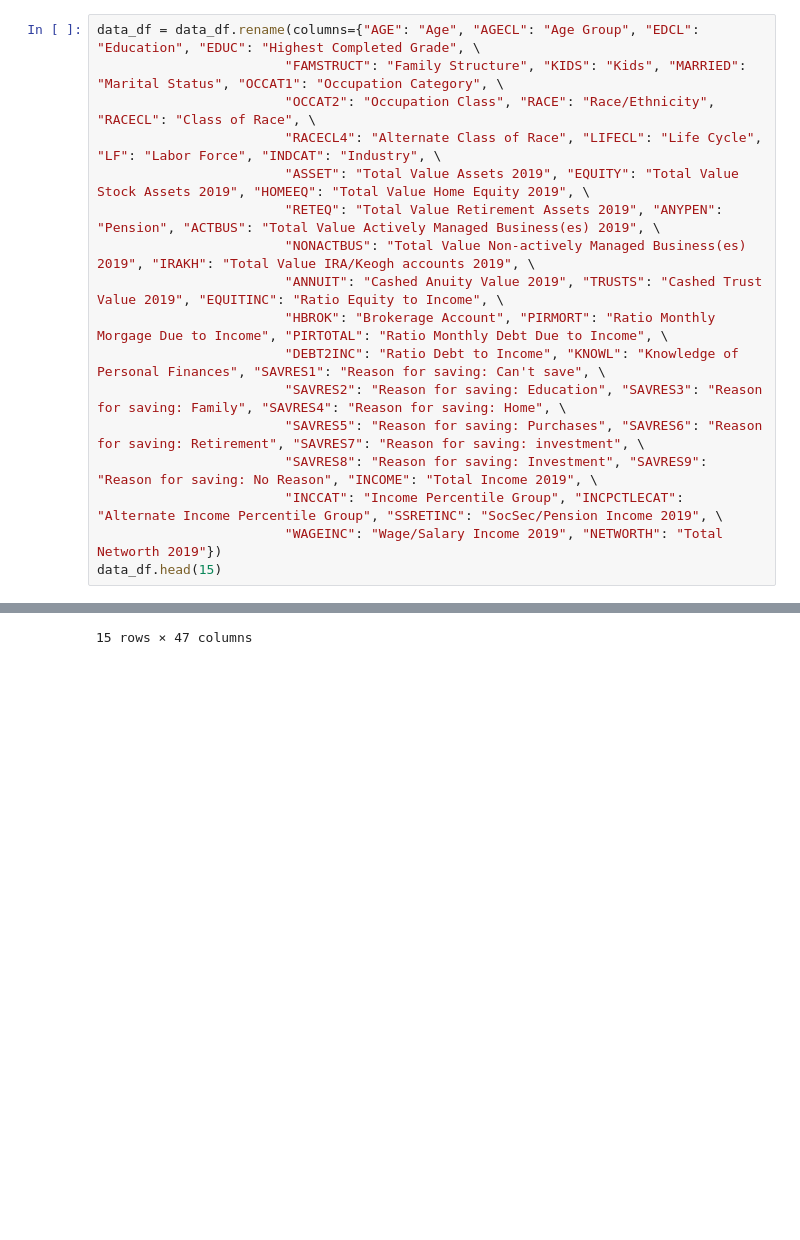
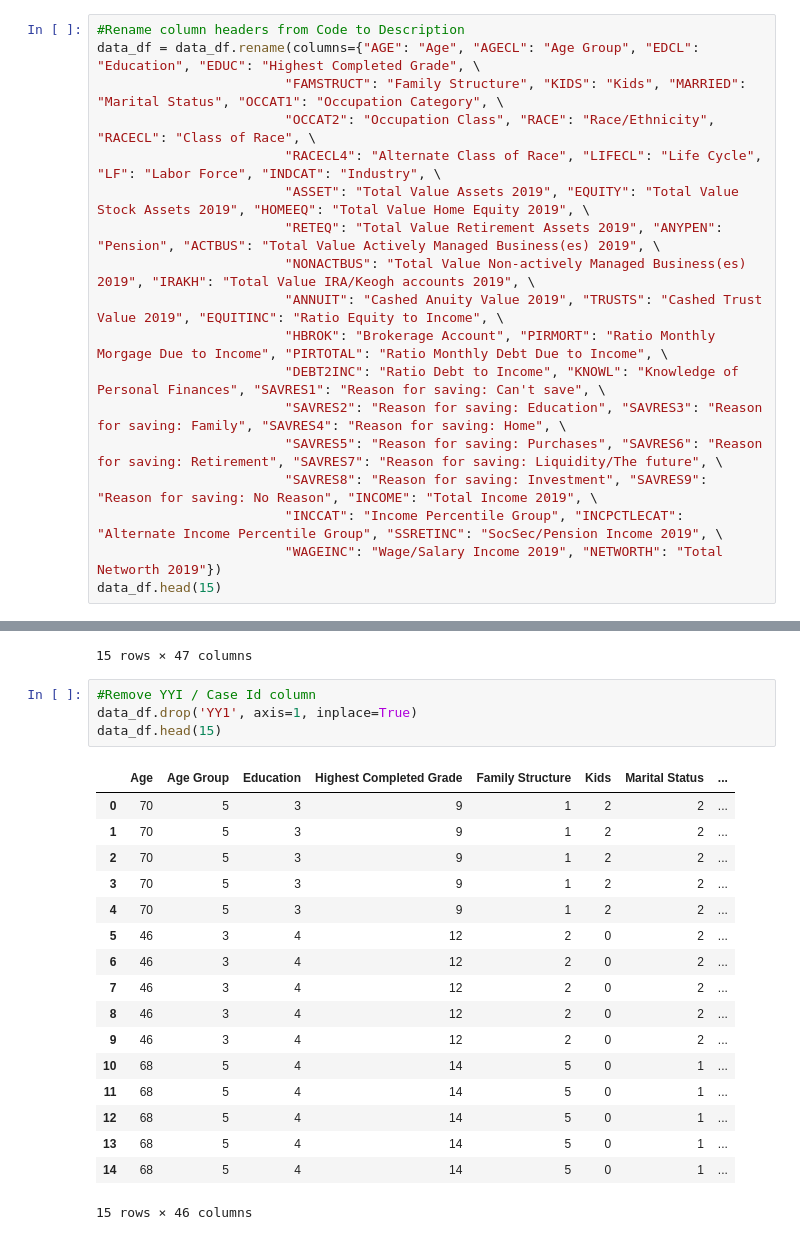
Before and after one commit to HanaDoubleU/project-1, a Jupyter notebook: Survey_Consumer_Finances_AD.ipynb, the cells around one changed output, grey strips where cells are left out. Drawn from its saved outputs; the diff is of its cells as text; blank space fills up the shorter version.

```diff
--- a/Survey_Consumer_Finances_AD.ipynb
+++ b/Survey_Consumer_Finances_AD.ipynb
@@ -111,4 +124,5 @@ dtype: int64
 # %%
+#Rename column headers from Code to Description
 data_df = data_df.rename(columns={"AGE": "Age", "AGECL": "Age Group", "EDCL": "Education", "EDUC": "Highest Completed Grade", \
                         "FAMSTRUCT": "Family Structure", "KIDS": "Kids", "MARRIED": "Marital Status", "OCCAT1": "Occupation Category", \
                         "OCCAT2": "Occupation Class", "RACE": "Race/Ethnicity", "RACECL": "Class of Race", \
@@ -120,7 +134,7 @@ data_df = data_df.rename(columns={"AGE": "Age", "AGECL": "Age Group", "EDCL": "E
                         "HBROK": "Brokerage Account", "PIRMORT": "Ratio Monthly Morgage Due to Income", "PIRTOTAL": "Ratio Monthly Debt Due to Income", \
                         "DEBT2INC": "Ratio Debt to Income", "KNOWL": "Knowledge of Personal Finances", "SAVRES1": "Reason for saving: Can't save", \
                         "SAVRES2": "Reason for saving: Education", "SAVRES3": "Reason for saving: Family", "SAVRES4": "Reason for saving: Home", \
-                        "SAVRES5": "Reason for saving: Purchases", "SAVRES6": "Reason for saving: Retirement", "SAVRES7": "Reason for saving: investment", \
+                        "SAVRES5": "Reason for saving: Purchases", "SAVRES6": "Reason for saving: Retirement", "SAVRES7": "Reason for saving: Liquidity/The future", \
                         "SAVRES8": "Reason for saving: Investment", "SAVRES9": "Reason for saving: No Reason", "INCOME": "Total Income 2019", \
                         "INCCAT": "Income Percentile Group", "INCPCTLECAT": "Alternate Income Percentile Group", "SSRETINC": "SocSec/Pension Income 2019", \
                         "WAGEINC": "Wage/Salary Income 2019", "NETWORTH": "Total Networth 2019"})
@@ -143,3 +157,25 @@ data_df.head(15)
 | 13 | 3 | 68 | 5 | 4 | 14 | 5 | 0 | ... |
 | 14 | 3 | 68 | 5 | 4 | 14 | 5 | 0 | ... |
 15 rows × 47 columns
+# %%
+#Remove YYI / Case Id column
+data_df.drop('YY1', axis=1, inplace=True)
+data_df.head(15)
+# %% [output]
+|  | Age | Age Group | Education | Highest Completed Grade | Family Structure | Kids | Marital Status | ... |
+| 0 | 70 | 5 | 3 | 9 | 1 | 2 | 2 | ... |
+| 1 | 70 | 5 | 3 | 9 | 1 | 2 | 2 | ... |
+| 2 | 70 | 5 | 3 | 9 | 1 | 2 | 2 | ... |
+| 3 | 70 | 5 | 3 | 9 | 1 | 2 | 2 | ... |
+| 4 | 70 | 5 | 3 | 9 | 1 | 2 | 2 | ... |
+| 5 | 46 | 3 | 4 | 12 | 2 | 0 | 2 | ... |
+| 6 | 46 | 3 | 4 | 12 | 2 | 0 | 2 | ... |
+| 7 | 46 | 3 | 4 | 12 | 2 | 0 | 2 | ... |
+| 8 | 46 | 3 | 4 | 12 | 2 | 0 | 2 | ... |
+| 9 | 46 | 3 | 4 | 12 | 2 | 0 | 2 | ... |
+| 10 | 68 | 5 | 4 | 14 | 5 | 0 | 1 | ... |
+| 11 | 68 | 5 | 4 | 14 | 5 | 0 | 1 | ... |
+| 12 | 68 | 5 | 4 | 14 | 5 | 0 | 1 | ... |
+| 13 | 68 | 5 | 4 | 14 | 5 | 0 | 1 | ... |
+| 14 | 68 | 5 | 4 | 14 | 5 | 0 | 1 | ... |
+15 rows × 46 columns
```
Also changed, not shown: parts of 10 cells of this notebook.
